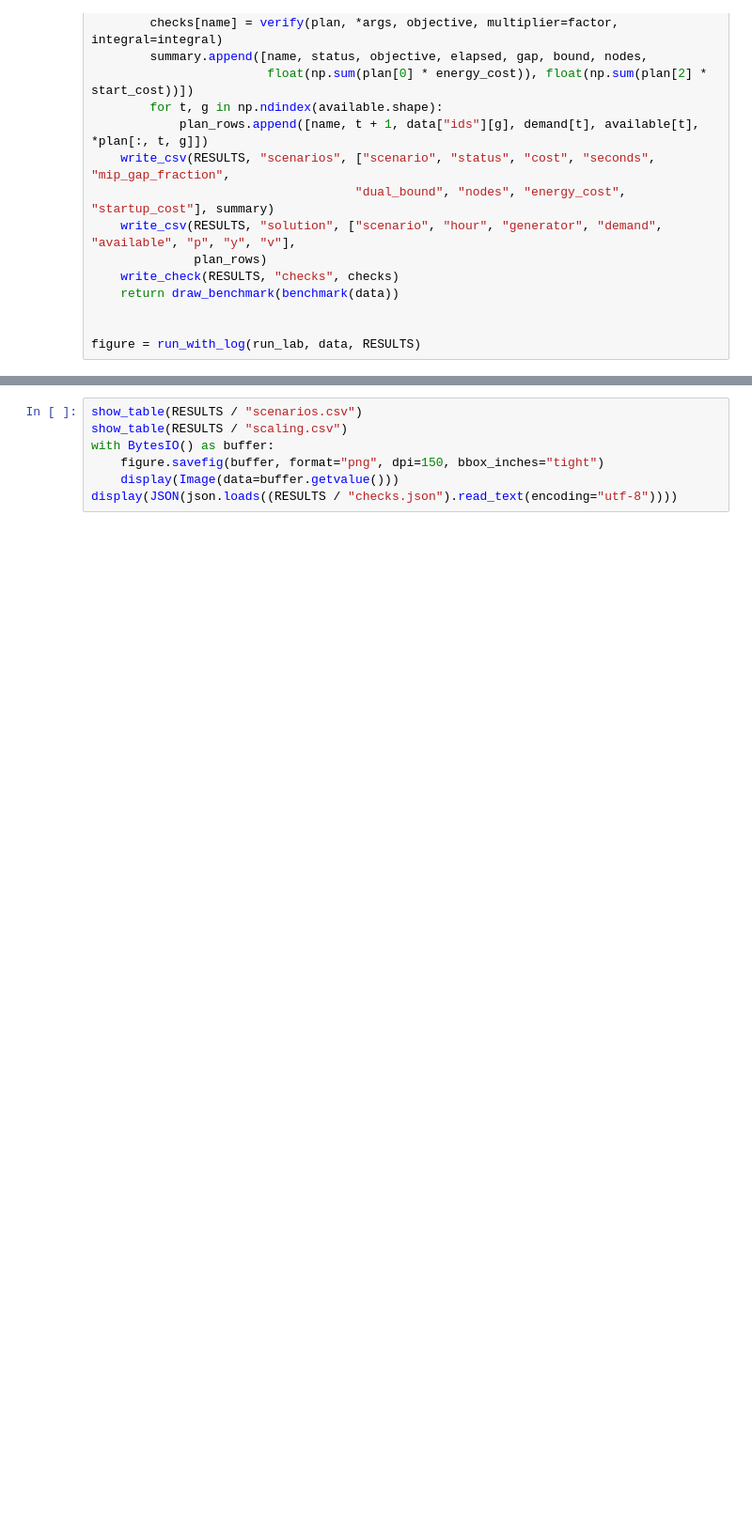
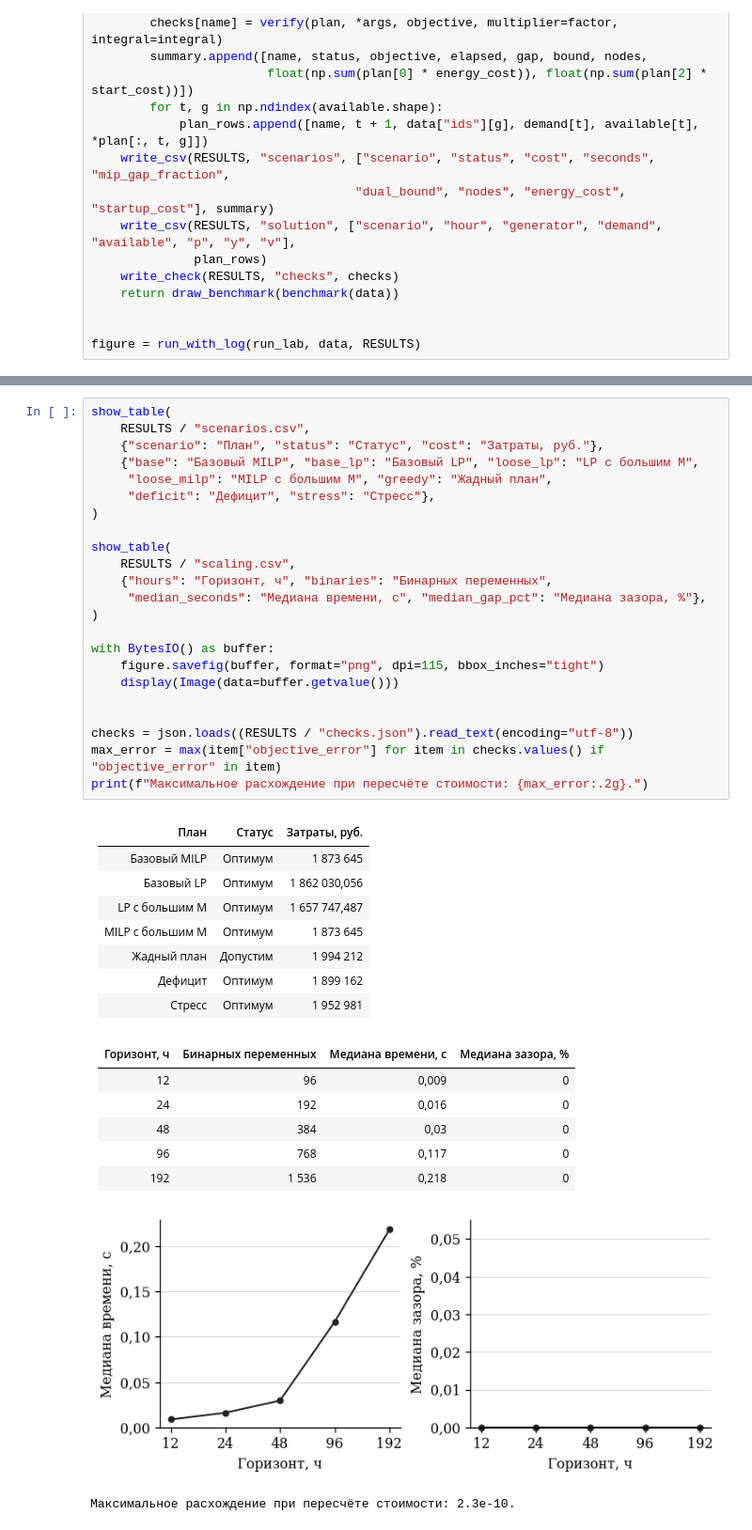
Before and after one commit to Vechnoilive/optimization_methods, a Jupyter notebook: lr3/lr3.ipynb, the cells around one changed output, grey strips where cells are left out. Shown at 94% size. Saved outputs shown, nothing was run; the diff lists cells and outputs as text; blank space fills up the shorter version.

```diff
--- a/lr3/lr3.ipynb
+++ b/lr3/lr3.ipynb
@@ -364,7 +389,42 @@ figure = run_with_log(run_lab, data, RESULTS)
 # %%
-show_table(RESULTS / "scenarios.csv")
-show_table(RESULTS / "scaling.csv")
+show_table(
+    RESULTS / "scenarios.csv",
+    {"scenario": "План", "status": "Статус", "cost": "Затраты, руб."},
+    {"base": "Базовый MILP", "base_lp": "Базовый LP", "loose_lp": "LP с большим M",
+     "loose_milp": "MILP с большим M", "greedy": "Жадный план",
+     "deficit": "Дефицит", "stress": "Стресс"},
+)
+
+show_table(
+    RESULTS / "scaling.csv",
+    {"hours": "Горизонт, ч", "binaries": "Бинарных переменных",
+     "median_seconds": "Медиана времени, с", "median_gap_pct": "Медиана зазора, %"},
+)
+
 with BytesIO() as buffer:
-    figure.savefig(buffer, format="png", dpi=150, bbox_inches="tight")
+    figure.savefig(buffer, format="png", dpi=115, bbox_inches="tight")
     display(Image(data=buffer.getvalue()))
-display(JSON(json.loads((RESULTS / "checks.json").read_text(encoding="utf-8"))))
+
+
+checks = json.loads((RESULTS / "checks.json").read_text(encoding="utf-8"))
+max_error = max(item["objective_error"] for item in checks.values() if "objective_error" in item)
+print(f"Максимальное расхождение при пересчёте стоимости: {max_error:.2g}.")
+# %% [output]
+| План | Статус | Затраты, руб. |
+| --- | --- | --- |
+| Базовый MILP | Оптимум | 1 873 645 |
+| Базовый LP | Оптимум | 1 862 030,056 |
+| LP с большим M | Оптимум | 1 657 747,487 |
+| MILP с большим M | Оптимум | 1 873 645 |
+| Жадный план | Допустим | 1 994 212 |
+| Дефицит | Оптимум | 1 899 162 |
+| Стресс | Оптимум | 1 952 981 |
+| Горизонт, ч | Бинарных переменных | Медиана времени, с | Медиана зазора, % |
+| --- | --- | --- | --- |
+| 12 | 96 | 0,009 | 0 |
+| 24 | 192 | 0,016 | 0 |
+| 48 | 384 | 0,03 | 0 |
+| 96 | 768 | 0,117 | 0 |
+| 192 | 1 536 | 0,218 | 0 |
+[figure, added]
+Максимальное расхождение при пересчёте стоимости: 2.3e-10.
```
Also changed, not shown: parts of 16 cells of this notebook, 11 other files.
